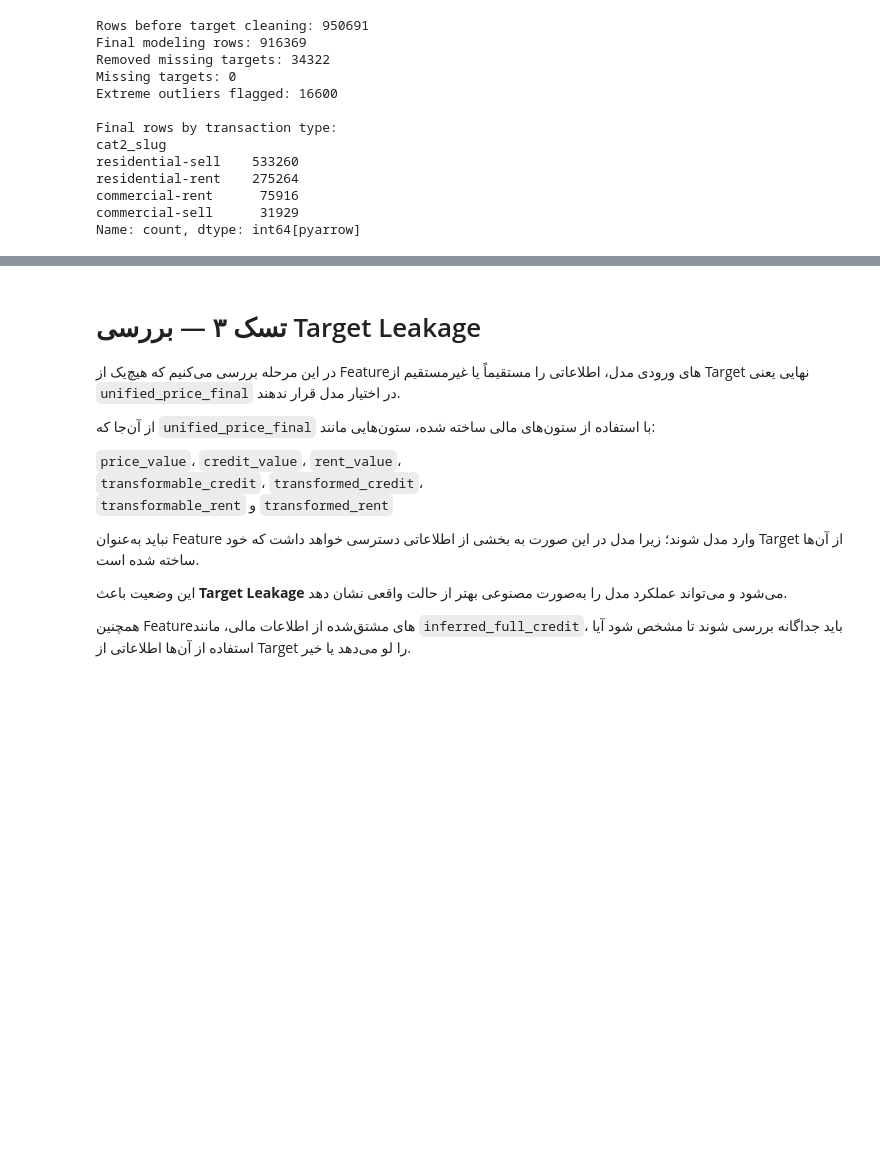
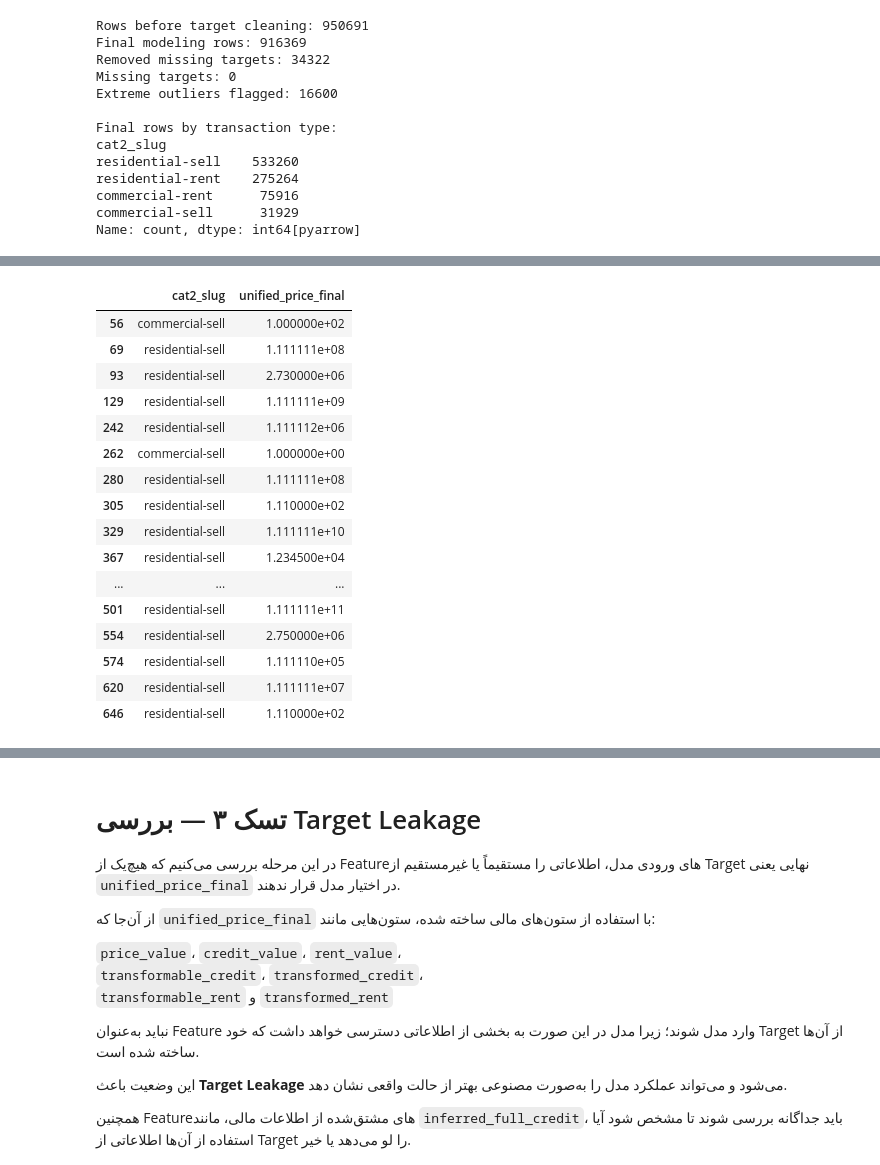
Before and after one commit to s3rasool/divar-real-estate-project, a Jupyter notebook: prediction/q2_ML_MAHAN.ipynb, the cells around one changed output, grey strips where cells are left out. Cells and saved outputs as stored; diff of their text form; code cells hidden in the pictures; blank space fills up the shorter version.

```diff
--- a/prediction/q2_ML_MAHAN.ipynb
+++ b/prediction/q2_ML_MAHAN.ipynb
@@ -590,3 +581,71 @@ residential-rent    275264
 commercial-rent      75916
 commercial-sell      31929
 Name: count, dtype: int64[pyarrow]
+# %%
+# Rule-based target validation
+
+target = pd.to_numeric(
+    model_ready_df["unified_price_final"],
+    errors="coerce"
+)
+
+is_sell = model_ready_df["cat2_slug"].str.contains(
+    "sell",
+    na=False
+)
+
+# Sale prices below 100 million
+low_sale_price = (
+    is_sell
+    & target.notna()
+    & (target < 100_000_000)
+)
+
+# Convert explicitly to Python string
+# because PyArrow regex does not support backreferences such as \1
+target_string = (
+    target.round()
+    .astype("Int64")
+    .astype("string[python]")
+)
+
+# Suspicious repeated-digit prices:
+# 9999999, 1111111111, 777777777, ...
+repeated_digit_price = (
+    is_sell
+    & target_string.str.fullmatch(
+        r"([1-9])\1{6,}",
+        na=False
+    )
+)
+
+rule_based_invalid_target = (
+    low_sale_price
+    | repeated_digit_price
+)
+
+print(
+    "Sale prices below 100M:",
+    low_sale_price.sum()
+)
+
+print(
+    "Repeated-digit suspicious prices:",
+    repeated_digit_price.sum()
+)
+
+print(
+    "Total rule-based invalid targets:",
+    rule_based_invalid_target.sum()
+)
+
+display(
+    model_ready_df.loc[
+        rule_based_invalid_target,
+        [
+            "cat2_slug",
+            "unified_price_final"
+        ]
+    ].head(20)
+)
+# %% [output]
@@ -592,0 +655,17 @@ Name: count, dtype: int64[pyarrow]
+|  | cat2_slug | unified_price_final |
+| 56 | commercial-sell | 1.000000e+02 |
+| 69 | residential-sell | 1.111111e+08 |
+| 93 | residential-sell | 2.730000e+06 |
+| 129 | residential-sell | 1.111111e+09 |
+| 242 | residential-sell | 1.111112e+06 |
+| 262 | commercial-sell | 1.000000e+00 |
+| 280 | residential-sell | 1.111111e+08 |
+| 305 | residential-sell | 1.110000e+02 |
+| 329 | residential-sell | 1.111111e+10 |
+| 367 | residential-sell | 1.234500e+04 |
+| ... | ... | ... |
+| 501 | residential-sell | 1.111111e+11 |
+| 554 | residential-sell | 2.750000e+06 |
+| 574 | residential-sell | 1.111110e+05 |
+| 620 | residential-sell | 1.111111e+07 |
+| 646 | residential-sell | 1.110000e+02 |
```
Also changed, not shown: parts of 34 cells of this notebook.
